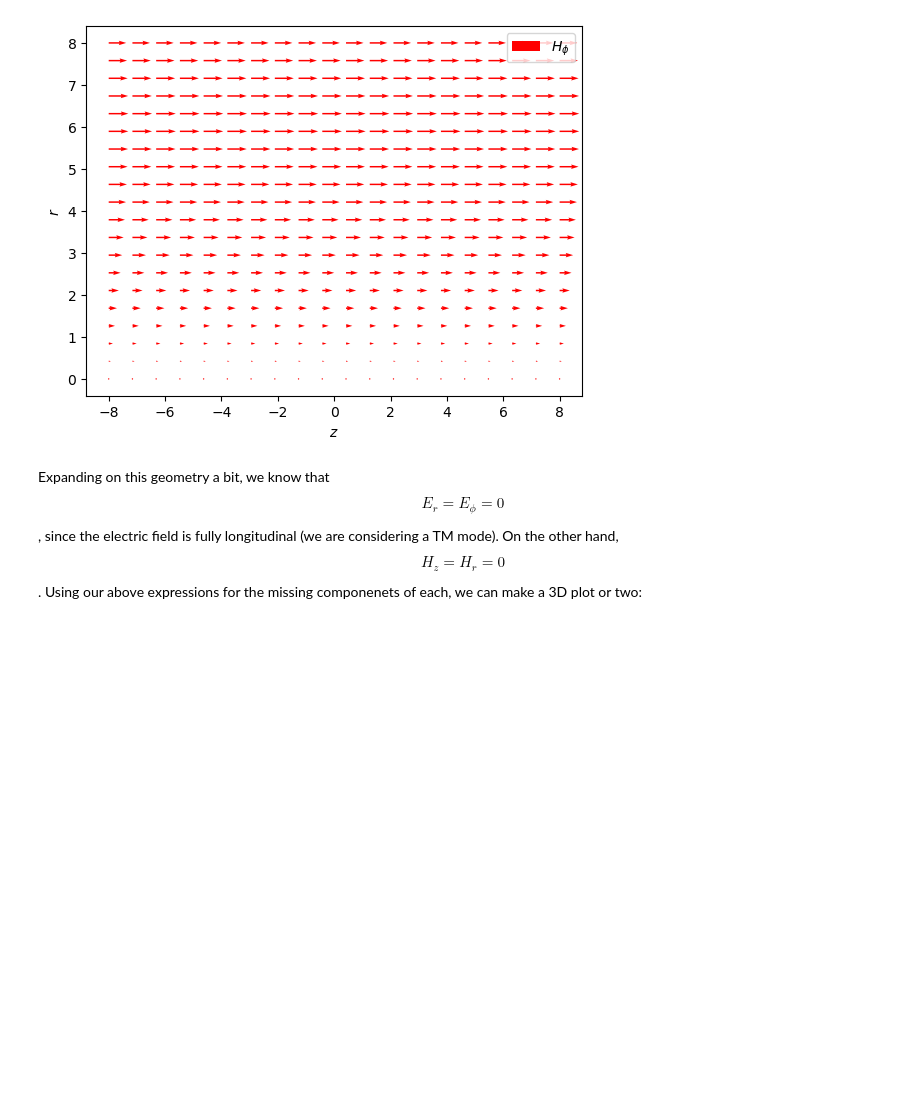
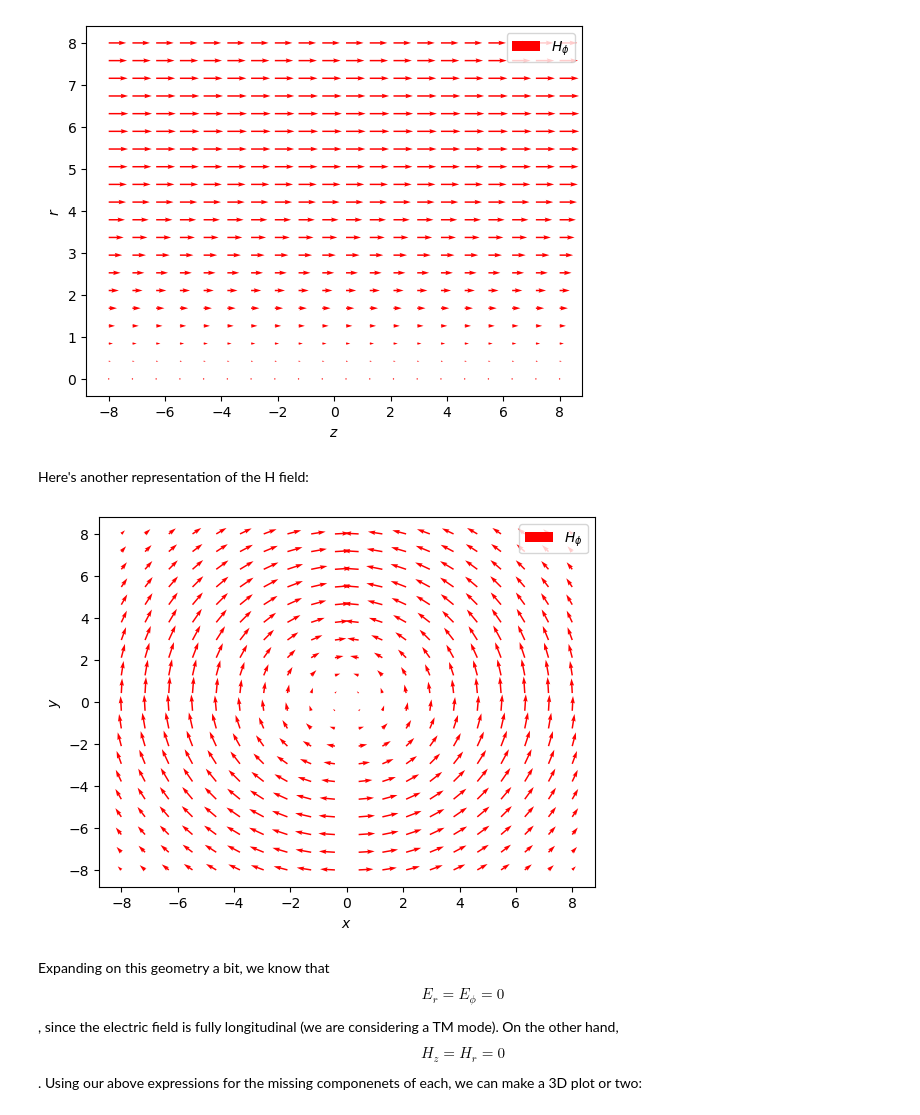
Before and after one commit to ojordanc2005/muCATALYST, a Jupyter notebook: EM_fields.ipynb, the cells around one changed output. Drawn from its saved outputs; the diff is of its cells as text; code cells hidden in the pictures; blank space fills up the shorter version.

```diff
--- a/EM_fields.ipynb
+++ b/EM_fields.ipynb
@@ -78,6 +76,32 @@ plt.show()
 # %% [output]
 [figure]
 [figure]
+# %% [markdown]
+Here's another representation of the H field:
+# %%
+x_vals = np.linspace(-8, 8, 20)
+y_vals = np.linspace(-8, 8, 20)
+X, Y = np.meshgrid(x_vals, y_vals)
+
+# components of the H field in the x and y directions are
+# perpindicular to the radial vector. phi = 90 - theta
+
+theta = np.arctan(Y / X)
+phi = (np.pi / 2) + theta
+radius = np.sqrt(X**2 + Y**2)
+
+H_x = function_of_H(E_0, Z_0, 1,radius, a) * np.cos(phi)
+H_y = function_of_H(E_0, Z_0, 1,radius, a) * np.sin(phi)
+
+plt.quiver(X,Y, H_x, H_y, color='red', label='$H_{\phi}$')
+
+#plt.quiver(Z,R, function_of_H(E_0, Z_0, Z,R, a), 0, color='red', label='$H_{\phi}$')
+plt.legend()
+plt.xlabel('$x$')
+plt.ylabel('$y$')
+plt.show()
+# %% [output]
+[figure, added]
 # %% [markdown]
 Expanding on this geometry a bit, we know that $$E_r = E_{\phi} = 0$$, since the electric field is fully longitudinal (we are considering a TM mode). On the other hand, $$H_z = H_r = 0$$. Using our above expressions for the missing componenets of each, we can make a 3D plot or two:
 # %%
```
Also changed, not shown: parts of 5 cells of this notebook, 8 other files.
